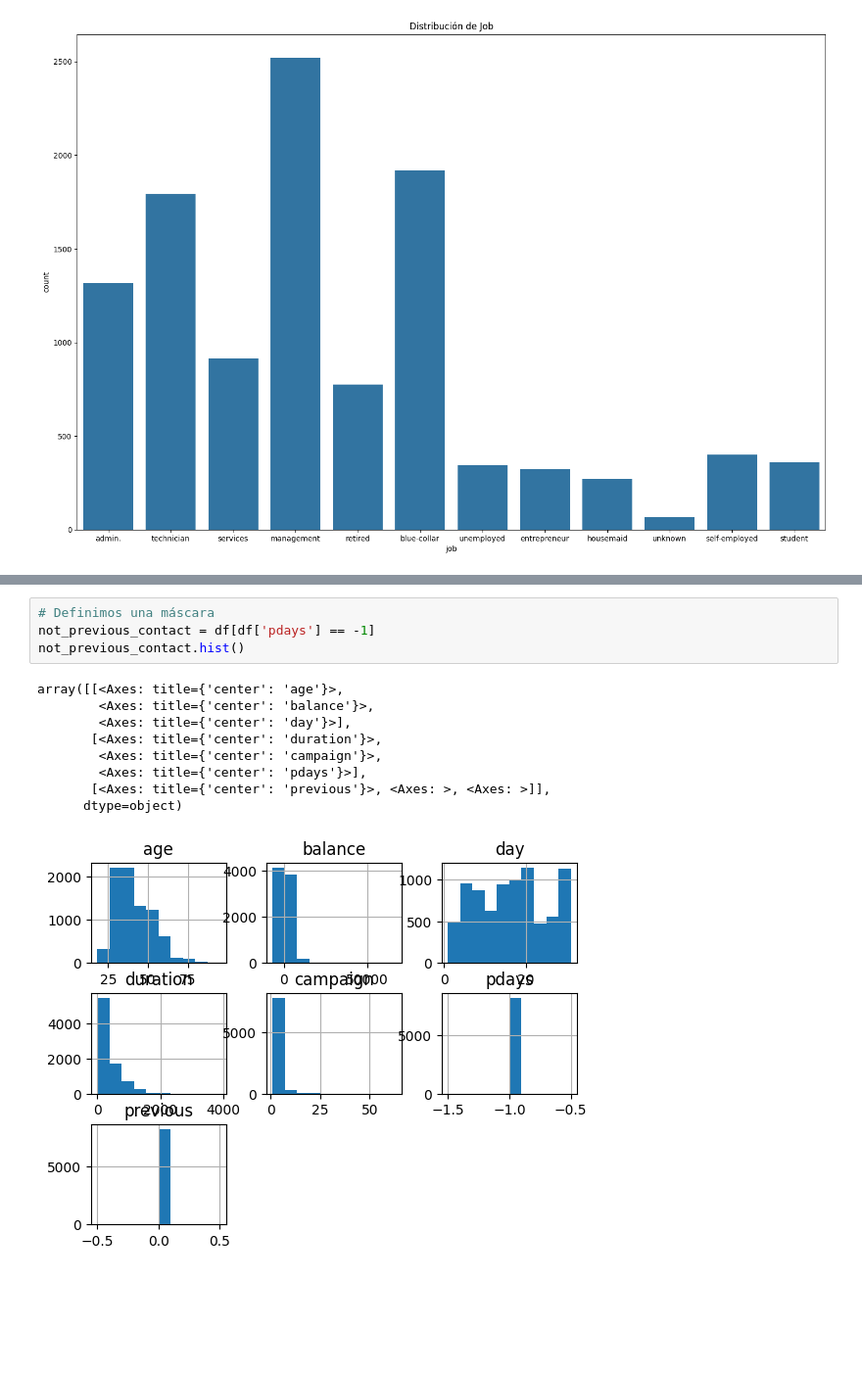
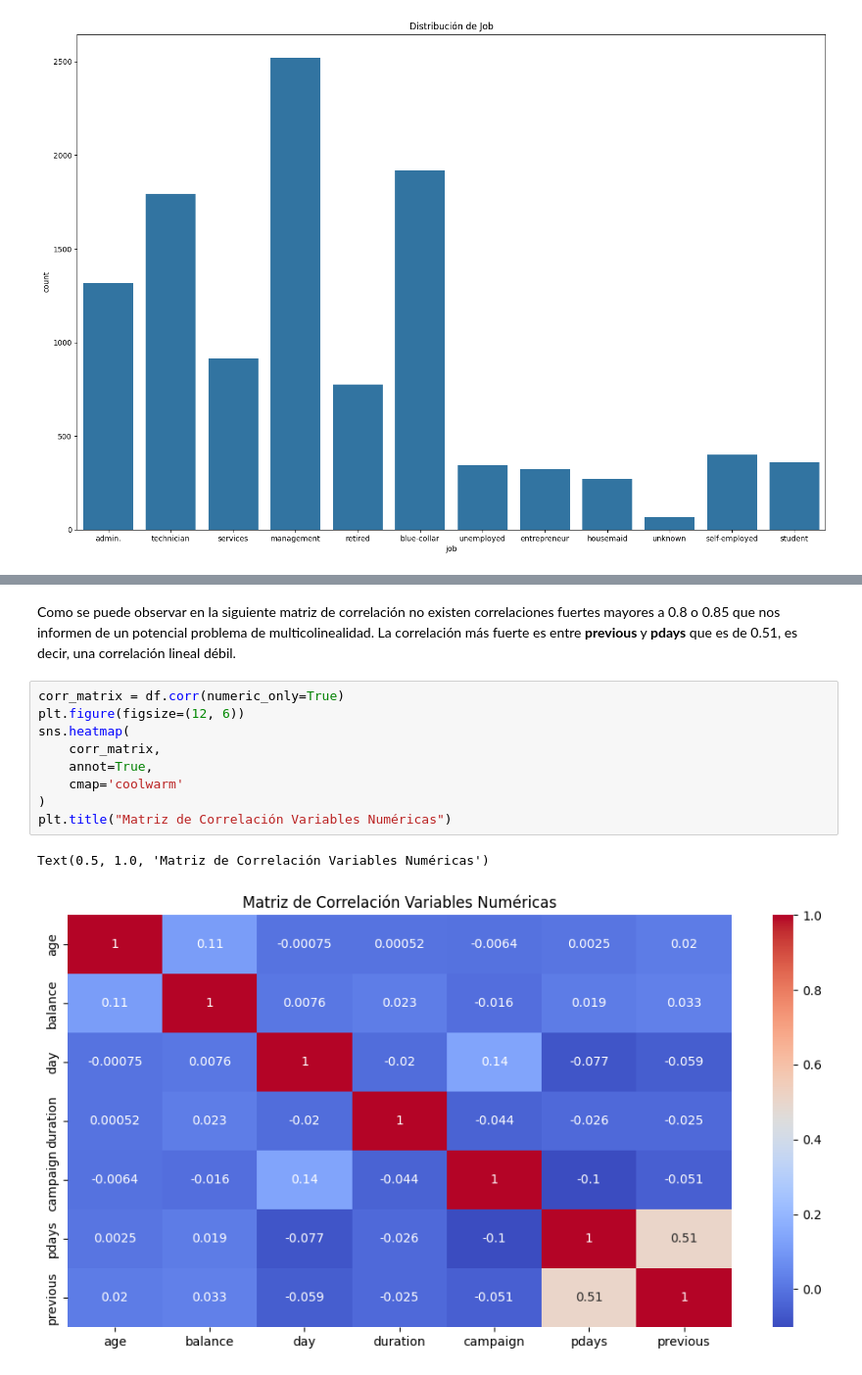
Before and after one commit to aleLobo31/UC3M_ML_P1_G26, a Jupyter notebook: notebooks/eda.ipynb, the cells around one changed output, grey strips where cells are left out. Shown at 98% size. Saved outputs shown, nothing was run; the diff lists cells and outputs as text; blank space fills up the shorter version.

```diff
--- a/notebooks/eda.ipynb
+++ b/notebooks/eda.ipynb
@@ -317,14 +398,14 @@ Text(0.5, 1.0, 'Relación entre las variables numéricas entre sí y respecto a
-# %%
-# Definimos una máscara
-not_previous_contact = df[df['pdays'] == -1]
-not_previous_contact.hist()
-# %% [output]
-array([[<Axes: title={'center': 'age'}>,
-        <Axes: title={'center': 'balance'}>,
-        <Axes: title={'center': 'day'}>],
-       [<Axes: title={'center': 'duration'}>,
-        <Axes: title={'center': 'campaign'}>,
-        <Axes: title={'center': 'pdays'}>],
-       [<Axes: title={'center': 'previous'}>, <Axes: >, <Axes: >]],
-      dtype=object)
-[figure, removed]
+# %% [markdown]
+Como se puede observar en la siguiente matriz de correlación no existen correlaciones fuertes mayores a 0.8 o 0.85 que nos informen de un potencial problema de multicolinealidad. La correlación más fuerte es entre **previous** y **pdays** que es de 0.51, es decir, una correlación lineal débil.
+# %%
+corr_matrix = df.corr(numeric_only=True)
+plt.figure(figsize=(12, 6))
+sns.heatmap(
+    corr_matrix,
+    annot=True,
+    cmap='coolwarm'
+)
+plt.title("Matriz de Correlación Variables Numéricas")
+# %% [output]
+Text(0.5, 1.0, 'Matriz de Correlación Variables Numéricas')
+[figure, added]
```
Also changed, not shown: parts of 21 cells of this notebook.
